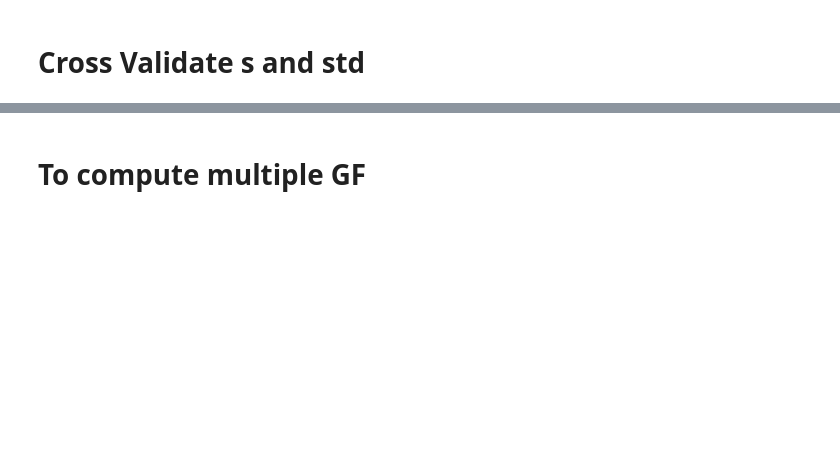
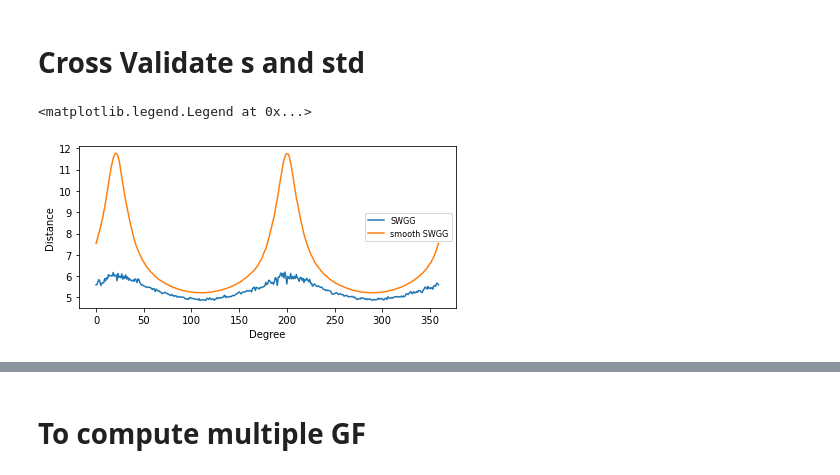
Before and after one commit to MaheyG/SWGG, a Jupyter notebook: Notebook/Gradient Flow.ipynb, the cells around one changed output, grey strips where cells are left out. Drawn from its saved outputs; the diff is of its cells as text; code cells hidden in the pictures; blank space fills up the shorter version.

```diff
--- a/Notebook/Gradient Flow.ipynb
+++ b/Notebook/Gradient Flow.ipynb
@@ -215,15 +220,18 @@ thetas = np.linspace(0, 2*np.pi, num_proj)
 dire = np.array([(np.cos(theta),np.sin(theta)) for theta in thetas])
 dir_torch=torch.from_numpy(dire).to(device)
 
-msw_theta = [upperW2_smooth(X_cut,Y_cut,p.float(),s=1,std=0) for p in dir_torch]
-msw_theta_pos = [upperW2_smooth(X_cut,Y_cut,p.float(),s=100,std=.5) for p in dir_torch]
+msw_theta = [SWGG_smooth(X_cut,Y_cut,p.float(),s=1,std=0) for p in dir_torch]
+msw_theta_pos = [SWGG_smooth(X_cut,Y_cut,p.float(),s=100,std=.5) for p in dir_torch]
 # %%
 l=np.arange(0,360,1/p)
-plt.figure(figsize=(6,3))
-plt.plot(l,msw_theta, label="SWGG",c='C0')
-plt.plot(l,msw_theta_pos, label="smooth SWGG",c='C1')
-plt.xlabel('Degree')
-plt.ylabel('Distance')
-plt.tight_layout()
-plt.legend(loc=5, prop={'size': 8})
+pl.figure(figsize=(6,3))
+pl.plot(l,msw_theta, label="SWGG",c='C0')
+pl.plot(l,msw_theta_pos, label="smooth SWGG",c='C1')
+pl.xlabel('Degree')
+pl.ylabel('Distance')
+pl.tight_layout()
+pl.legend(loc=5, prop={'size': 8})
+# %% [output]
+<matplotlib.legend.Legend at 0x...>
+[figure, added]
 # %%
```
Also changed, not shown: parts of 7 cells of this notebook, 35 other files.
